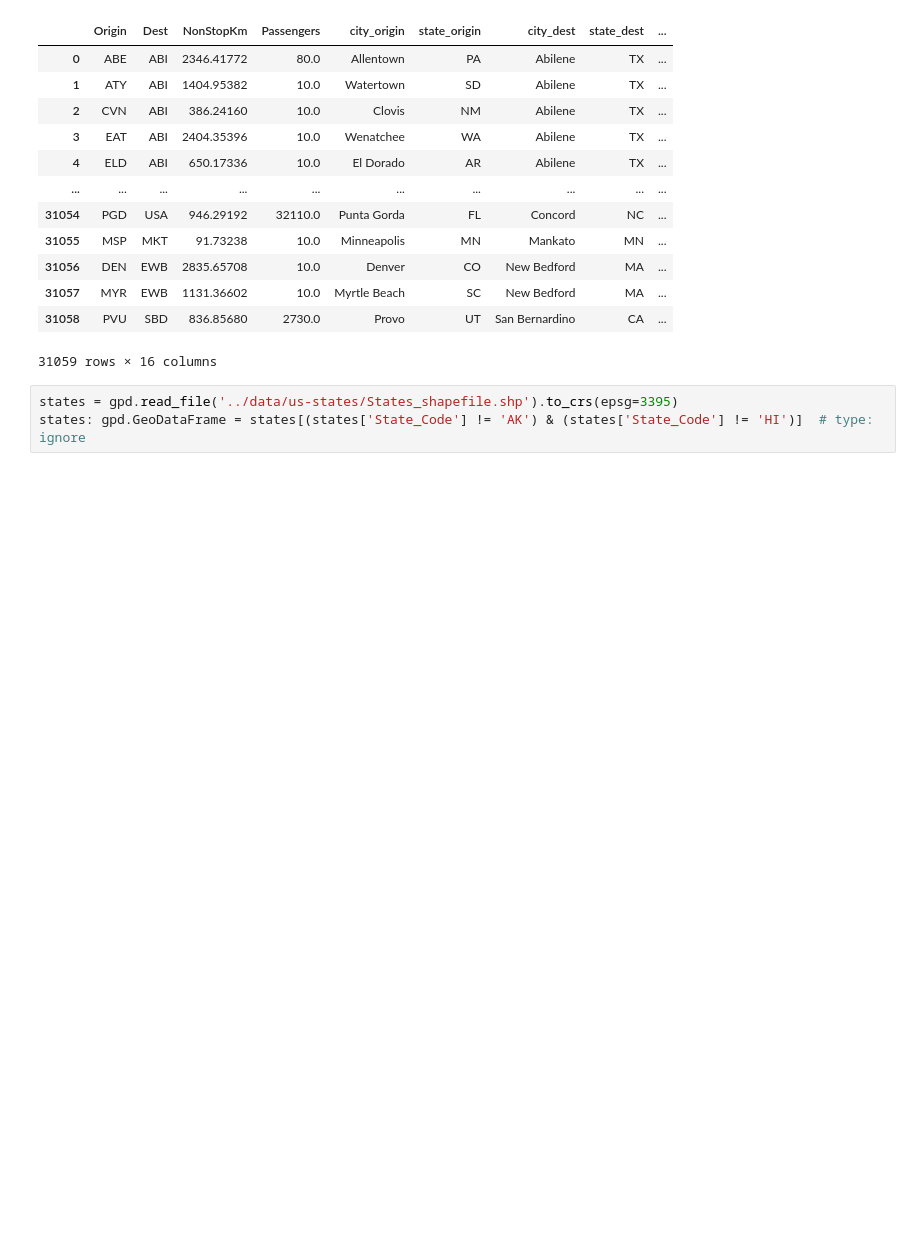
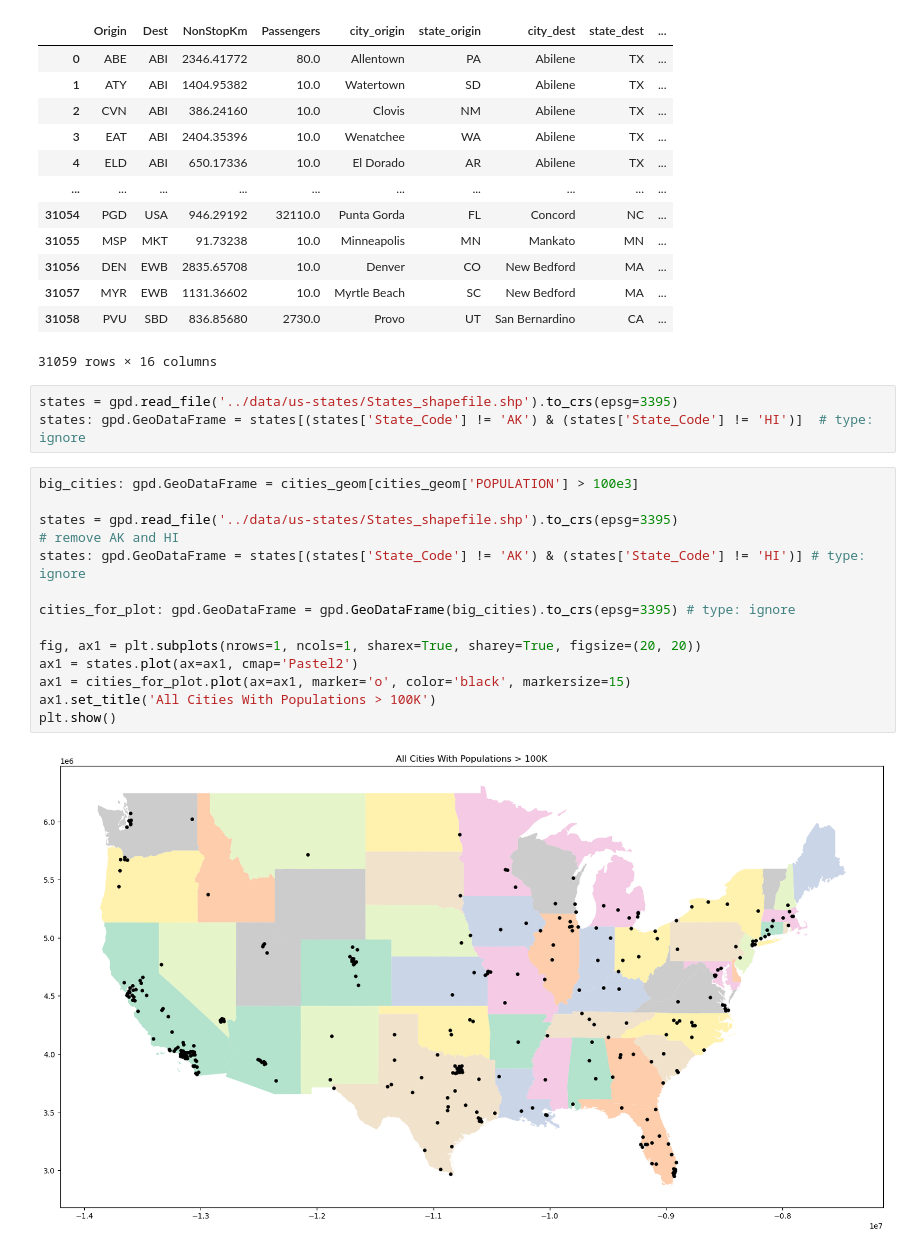
Before and after one commit to jonah0/hsr-project, a Jupyter notebook: report/explore-data.ipynb, the cells around one changed output. Saved outputs shown, nothing was run; the diff lists cells and outputs as text; blank space fills up the shorter version.

Commit message:
add cities plot

```diff
--- a/report/explore-data.ipynb
+++ b/report/explore-data.ipynb
@@ -100,6 +100,22 @@ routes
 # %%
 states = gpd.read_file('../data/us-states/States_shapefile.shp').to_crs(epsg=3395)
 states: gpd.GeoDataFrame = states[(states['State_Code'] != 'AK') & (states['State_Code'] != 'HI')]  # type: ignore
+# %%
+big_cities: gpd.GeoDataFrame = cities_geom[cities_geom['POPULATION'] > 100e3]
+
+states = gpd.read_file('../data/us-states/States_shapefile.shp').to_crs(epsg=3395)
+# remove AK and HI
+states: gpd.GeoDataFrame = states[(states['State_Code'] != 'AK') & (states['State_Code'] != 'HI')] # type: ignore
+
+cities_for_plot: gpd.GeoDataFrame = gpd.GeoDataFrame(big_cities).to_crs(epsg=3395) # type: ignore
+
+fig, ax1 = plt.subplots(nrows=1, ncols=1, sharex=True, sharey=True, figsize=(20, 20))
+ax1 = states.plot(ax=ax1, cmap='Pastel2')
+ax1 = cities_for_plot.plot(ax=ax1, marker='o', color='black', markersize=15)
+ax1.set_title('All Cities With Populations > 100K')
+plt.show()
+# %% [output]
+[figure, added]
 # %%
 # generate plots
 mask = (routes['Passengers'] > 50e3)
```
Also changed, not shown: parts of 1 cell of this notebook.
